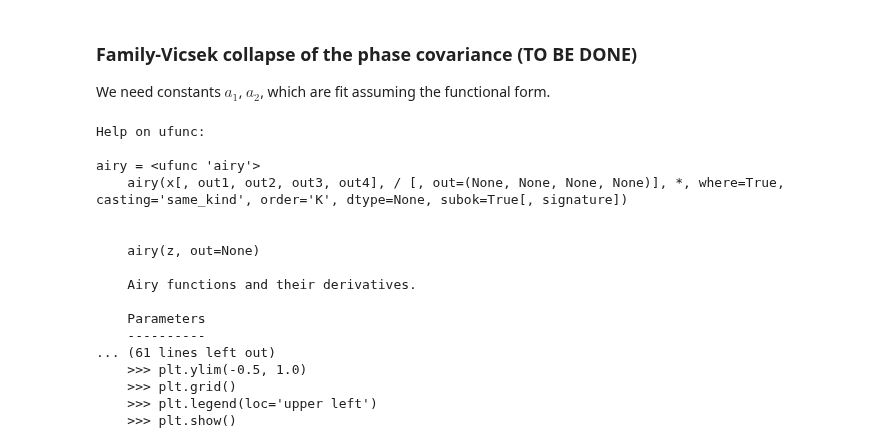
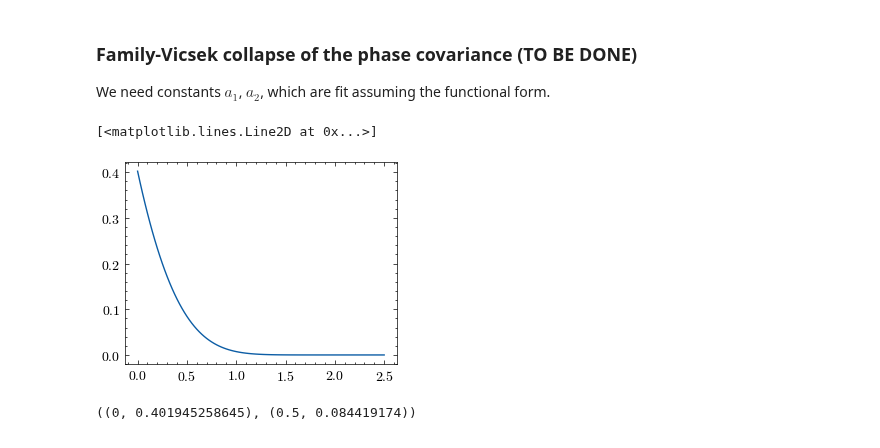
Before and after one commit to goznalo-git/RoughKuramoto, a Jupyter notebook: 5-Covariance.ipynb, the cells around one changed output. Saved outputs shown, nothing was run; the diff lists cells and outputs as text; code cells hidden in the pictures.

```diff
--- a/5-Covariance.ipynb
+++ b/5-Covariance.ipynb
@@ -226,20 +216,12 @@ a_2 = 1/100
-# %%
-help(airy)
-# %% [output]
-Help on ufunc:
-
-airy = <ufunc 'airy'>
-    airy(x[, out1, out2, out3, out4], / [, out=(None, None, None, None)], *, where=True, casting='same_kind', order='K', dtype=None, subok=True[, signature])
-
-
-    airy(z, out=None)
-
-    Airy functions and their derivatives.
-
-    Parameters
-    ----------
-... (61 lines left out)
-    >>> plt.ylim(-0.5, 1.0)
-    >>> plt.grid()
-    >>> plt.legend(loc='upper left')
-    >>> plt.show()
+# %%
+with open("airy_1_values.txt", 'r') as f:
+    Airy_1 = {float(line.split(" ")[0]): float(line.split(" ")[1]) for line in f.readlines()}
+# %%
+plt.plot(list(Airy_1.keys()), list(Airy_1.values()))
+# %% [output]
+[<matplotlib.lines.Line2D at 0x...>]
+[figure, added]
+# %%
+(0, Airy_1[0]), (0.5, Airy_1[0.5])
+# %% [output]
+((0, 0.401945258645), (0.5, 0.084419174))
```
Also changed, not shown: parts of 20 cells of this notebook, 1 other file.
